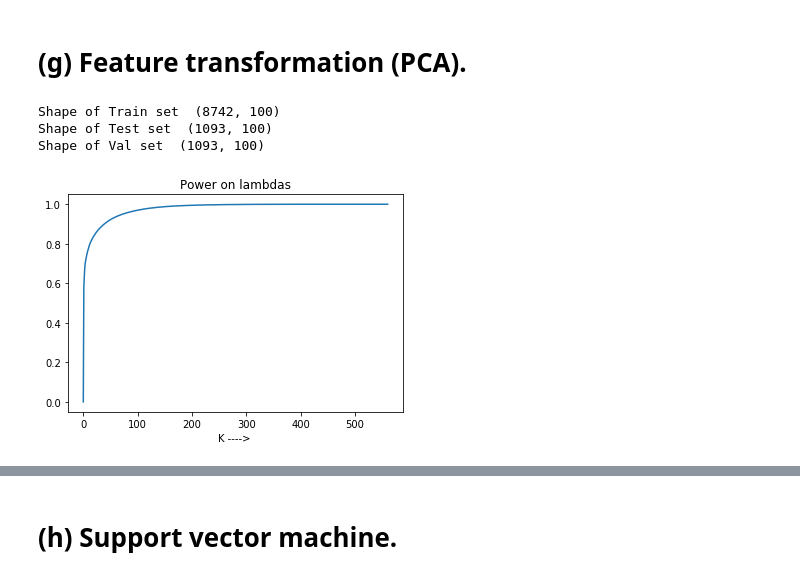
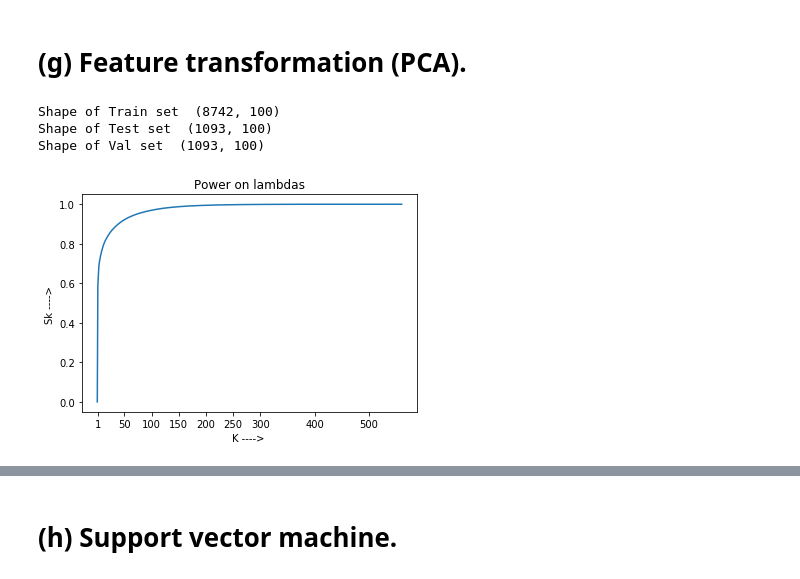
Before and after one commit to gurusarath1/ML_633_UCI_Smartphone-Based_Recognition_of_Human_Activities_and_Postural_Transitions, a Jupyter notebook: Final_Project.ipynb, the cells around one changed output, grey strips where cells are left out. Cells and saved outputs as stored; diff of their text form; code cells hidden in the pictures.

```diff
--- a/Final_Project.ipynb
+++ b/Final_Project.ipynb
@@ -80,0 +120,8 @@ No missing data in the Validation set :)
+# %%
+selectedFeatures_index = [41, 9, 52, 228, 202, 70, 433, 193, 123, 121, 243, 6, 83, 502, 541]
+# %%
+fig,axs = plt.subplots(5,3, figsize=(20,20))
+for i,feat in enumerate(selectedFeatures_index):
+    plt.subplot(5,3,i+1)
+    plt.title(features[feat])
+    plt.hist(X_train[:,feat])
@@ -152,15 +201,15 @@ LeastCorrelatedFeatures = None
 LeastCorr = float('inf')
 for i in range(len(selectedFeatures_index)):
     for j in range(i+1,len(selectedFeatures_index)):
-        corr = pearsonr(X_train[:,i], X_train[:,j])[0]
+        corr = pearsonr(X_train[:,selectedFeatures_index[i]], X_train[:,selectedFeatures_index[j]])[0]
 
         if HighCorr < np.abs(corr):
             HighCorr = np.abs(corr)
-            HighlyCorrelatedFeatures = (features[i], features[j], corr)
+            HighlyCorrelatedFeatures = (features[selectedFeatures_index[i]], features[selectedFeatures_index[j]], corr)
 
         if LeastCorr > np.abs(corr):
             LeastCorr = np.abs(corr)
-            LeastCorrelatedFeatures = (features[i], features[j], corr)
+            LeastCorrelatedFeatures = (features[selectedFeatures_index[i]], features[selectedFeatures_index[j]], corr)
 
-        print(features[i], '   ' ,features[j], ' :  ', corr)
+        print(features[selectedFeatures_index[i]], '   ' ,features[selectedFeatures_index[j]], ' :  ', corr)
 # %% [output]
@@ -435,6 +488,8 @@ def PCA_ML633(MatIn, K, plot='on'):
 
         plt.title('Power on lambdas')
         plt.xlabel('K ----> ')
+        plt.ylabel('Sk ----> ')
+        plt.xticks([1,50,100,150,200,250,300,400,500])
         plt.plot(plot_y)
 
     if K > D:
@@ -452,17 +507,18 @@ def PCA_ML633(MatIn, K, plot='on'):
 
     return U , np.matmul(Mat, U)
 # %%
-U , X_PCA_Train = PCA_ML633(X_train , 100)
-X_PCA_val = np.matmul(X_val, U)
-X_PCA_test = np.matmul(X_test , U)
+U , X_PCA = PCA_ML633(X , 100)
+X_PCA_Train = X_PCA[:8742,:]
+X_PCA_val = X_PCA[8742:9835,:]
+X_PCA_test = X_PCA[9835:,:]
 
 print('Shape of Train set ', X_PCA_Train.shape)
 print('Shape of Test set ', X_PCA_test.shape)
 print('Shape of Val set ', X_PCA_val.shape)
 # %% [output]
 Shape of Train set  (8742, 100)
 Shape of Test set  (1093, 100)
 Shape of Val set  (1093, 100)
-[figure, old version]
+[figure, new version]
 # %%
 plotAcc = []
```
Also changed, not shown: parts of 21 cells of this notebook.
